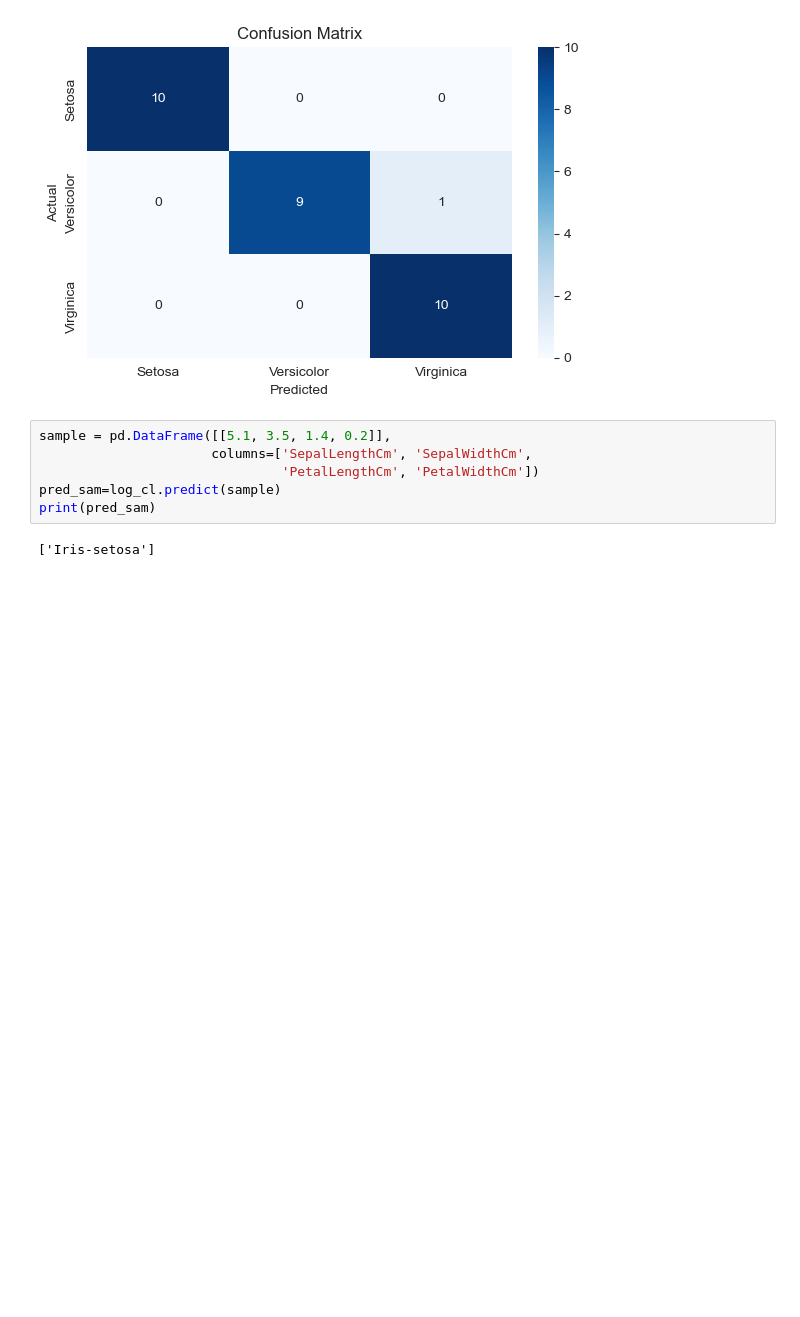
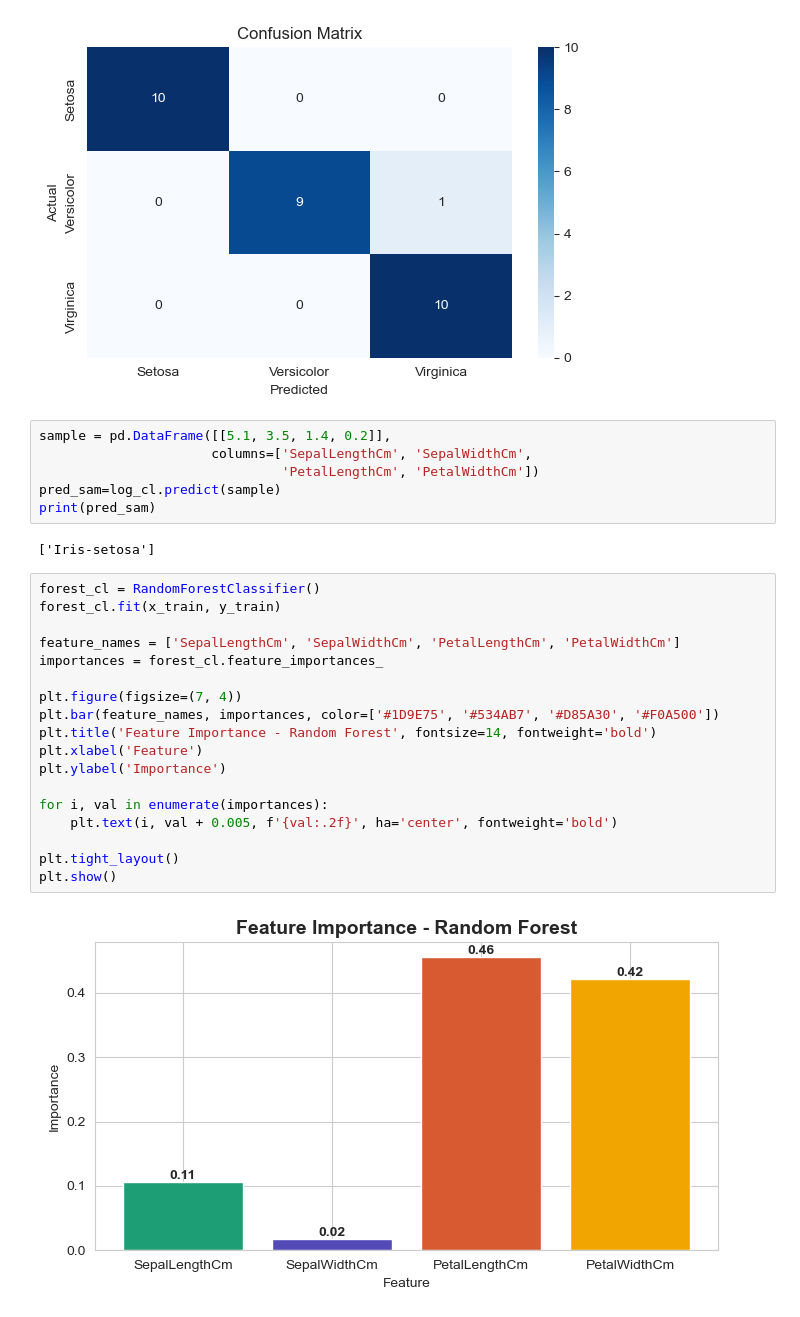
Before and after one commit to Yashwardhan19/TRAINING-ML-ALGORITHM-ON-IRIS-DATSET, a Jupyter notebook: training.ipynb, the cells around one changed output. Drawn from its saved outputs; the diff is of its cells as text; blank space fills up the shorter version.

```diff
--- a/training.ipynb
+++ b/training.ipynb
@@ -454,3 +454,23 @@ pred_sam=log_cl.predict(sample)
 print(pred_sam)
 # %% [output]
 ['Iris-setosa']
+# %%
+forest_cl = RandomForestClassifier()
+forest_cl.fit(x_train, y_train)
+
+feature_names = ['SepalLengthCm', 'SepalWidthCm', 'PetalLengthCm', 'PetalWidthCm']
+importances = forest_cl.feature_importances_
+
+plt.figure(figsize=(7, 4))
+plt.bar(feature_names, importances, color=['#1D9E75', '#534AB7', '#D85A30', '#F0A500'])
+plt.title('Feature Importance - Random Forest', fontsize=14, fontweight='bold')
+plt.xlabel('Feature')
+plt.ylabel('Importance')
+
+for i, val in enumerate(importances):
+    plt.text(i, val + 0.005, f'{val:.2f}', ha='center', fontweight='bold')
+
+plt.tight_layout()
+plt.show()
+# %% [output]
+[figure, added]
```
Also changed, not shown: 7 other files.
